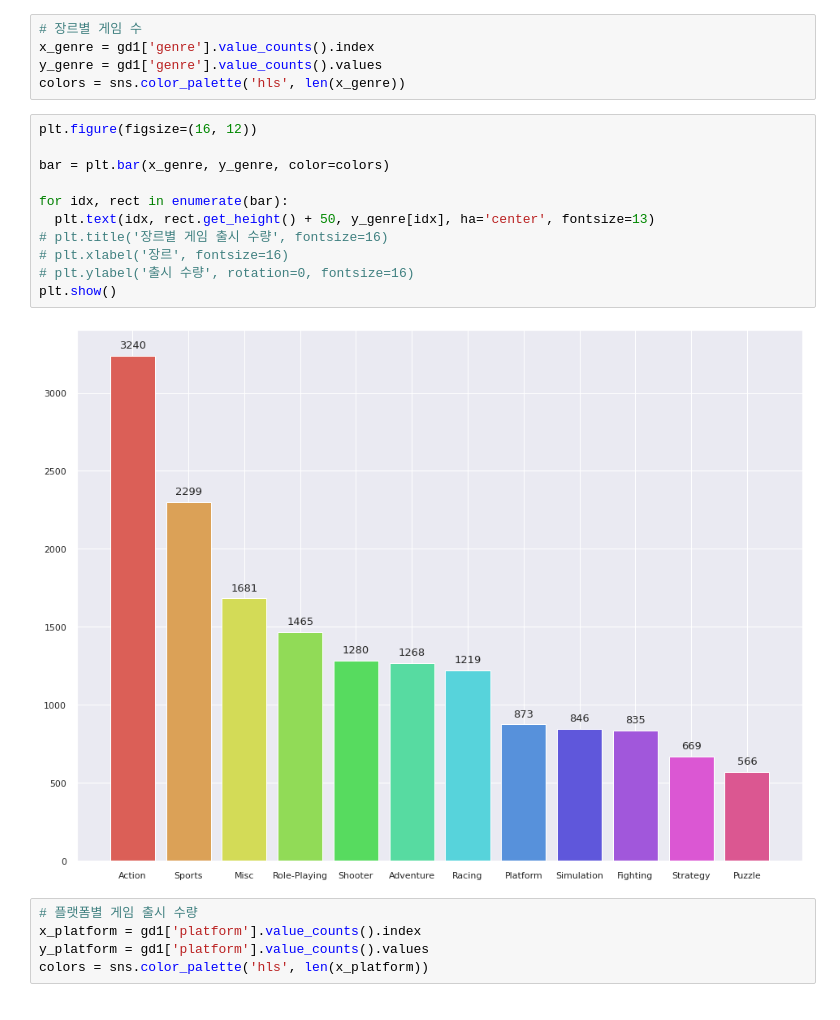
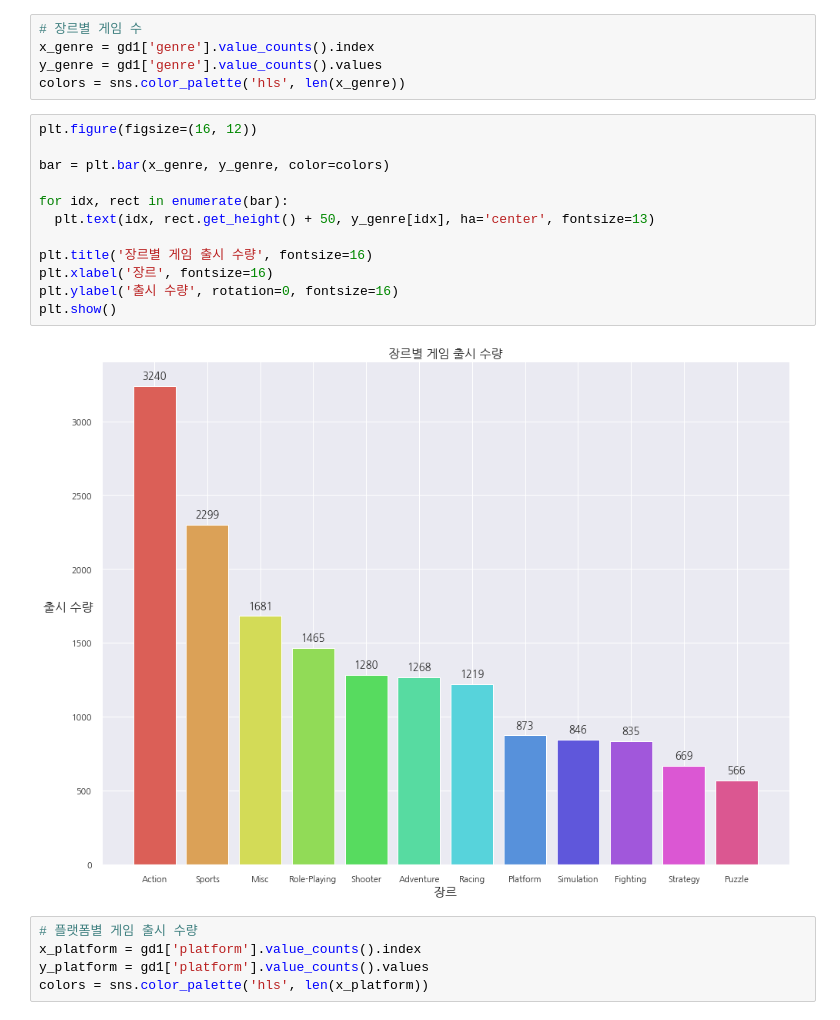
Before and after one commit to sungjin-kim-data/vgames2_data, a Jupyter notebook: vgames2_data.ipynb, the cells around one changed output. Saved outputs shown, nothing was run; the diff lists cells and outputs as text.

```diff
--- a/vgames2_data.ipynb
+++ b/vgames2_data.ipynb
@@ -593,16 +617,17 @@ colors = sns.color_palette('hls', len(x_genre))
 # %%
 plt.figure(figsize=(16, 12))
 
 bar = plt.bar(x_genre, y_genre, color=colors)
 
 for idx, rect in enumerate(bar):
   plt.text(idx, rect.get_height() + 50, y_genre[idx], ha='center', fontsize=13)
-# plt.title('장르별 게임 출시 수량', fontsize=16)
-# plt.xlabel('장르', fontsize=16)
-# plt.ylabel('출시 수량', rotation=0, fontsize=16)
+
+plt.title('장르별 게임 출시 수량', fontsize=16)
+plt.xlabel('장르', fontsize=16)
+plt.ylabel('출시 수량', rotation=0, fontsize=16)
 plt.show()
 # %% [output]
-[figure, old version]
+[figure, new version]
 # %%
 # 플랫폼별 게임 출시 수량
 x_platform = gd1['platform'].value_counts().index
```
Also changed, not shown: parts of 58 cells of this notebook.
